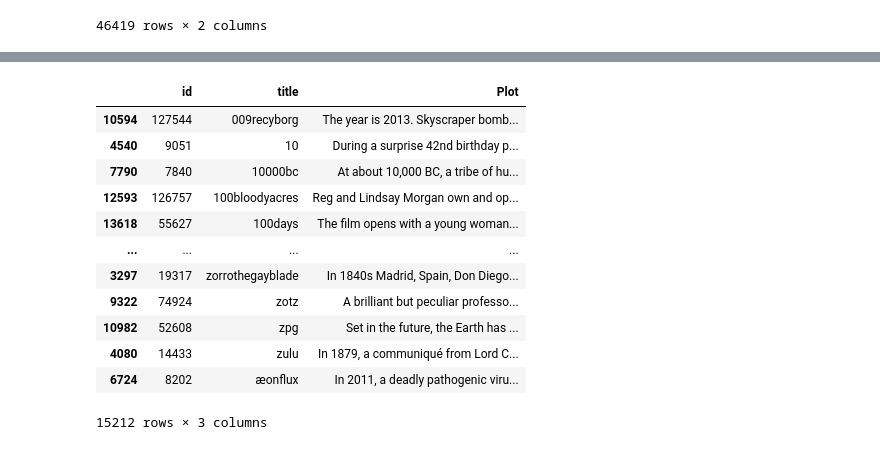
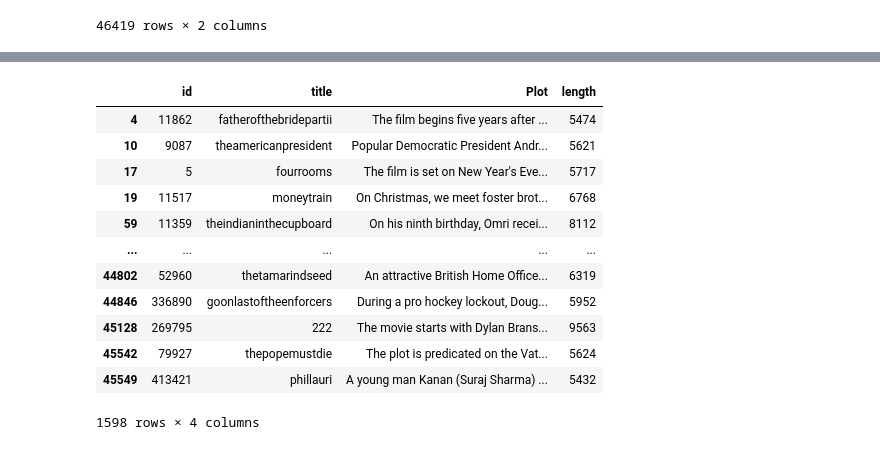
Before and after one commit to hungrynagini/movie_tag_prediction, a Jupyter notebook: main.ipynb, the cells around one changed output, grey strips where cells are left out. Drawn from its saved outputs; the diff is of its cells as text; code cells hidden in the pictures.

```diff
--- a/main.ipynb
+++ b/main.ipynb
@@ -52,0 +92,7 @@ plots.title = plots.title.apply(lambda x: ''.join(e for e in x if e.isalnum()).l
+# %%
+metadata = metadata.merge(plots, how = 'left',on=['title', 'release_date'])
+metadata.sort_values(by=['title'])
+metadata = metadata.drop_duplicates(subset=["title", "release_date"])
+metadata = metadata.fillna("")
+metadata = metadata.replace("0000","")
+metadata
@@ -53,22 +113,25 @@ plots.title = plots.title.apply(lambda x: ''.join(e for e in x if e.isalnum()).l
 # %%
-metadata = metadata.merge(plots,on=['release_date','title'])
+
 metadata.Plot = metadata.Plot + metadata.overview + metadata.tagline
 metadata = metadata.drop(['original_title','release_date','overview','tagline'],axis=1)
 metadata.sort_values(by=['title'])
+metadata['length'] = metadata.Plot.apply(lambda x: len(x))
+metadata = metadata[metadata['length'] > 5200]
+metadata
 # %% [output]
-|  | id | title | Plot |
-| 10594 | 127544 | 009recyborg | The year is 2013. Skyscraper bomb... |
-| 4540 | 9051 | 10 | During a surprise 42nd birthday p... |
-| 7790 | 7840 | 10000bc | At about 10,000 BC, a tribe of hu... |
-| 12593 | 126757 | 100bloodyacres | Reg and Lindsay Morgan own and op... |
-| 13618 | 55627 | 100days | The film opens with a young woman... |
-| ... | ... | ... | ... |
-| 3297 | 19317 | zorrothegayblade | In 1840s Madrid, Spain, Don Diego... |
-| 9322 | 74924 | zotz | A brilliant but peculiar professo... |
-| 10982 | 52608 | zpg | Set in the future, the Earth has ... |
-| 4080 | 14433 | zulu | In 1879, a communiqué from Lord C... |
-| 6724 | 8202 | æonflux | In 2011, a deadly pathogenic viru... |
+|  | id | title | Plot | length |
+| 4 | 11862 | fatherofthebridepartii | The film begins five years after ... | 5474 |
+| 10 | 9087 | theamericanpresident | Popular Democratic President Andr... | 5621 |
+| 17 | 5 | fourrooms | The film is set on New Year's Eve... | 5717 |
+| 19 | 11517 | moneytrain | On Christmas, we meet foster brot... | 6768 |
+| 59 | 11359 | theindianinthecupboard | On his ninth birthday, Omri recei... | 8112 |
+| ... | ... | ... | ... | ... |
+| 44802 | 52960 | thetamarindseed | An attractive British Home Office... | 6319 |
+| 44846 | 336890 | goonlastoftheenforcers | During a pro hockey lockout, Doug... | 5952 |
+| 45128 | 269795 | 222 | The movie starts with Dylan Brans... | 9563 |
+| 45542 | 79927 | thepopemustdie | The plot is predicated on the Vat... | 5624 |
+| 45549 | 413421 | phillauri | A young man Kanan (Suraj Sharma) ... | 5432 |
-15212 rows × 3 columns
+1598 rows × 4 columns
 # %%
 metadata.id = metadata.id.astype("int64")
 metadata = metadata.merge(keywords,on=['id'])
```
Also changed, not shown: parts of 39 cells of this notebook.
